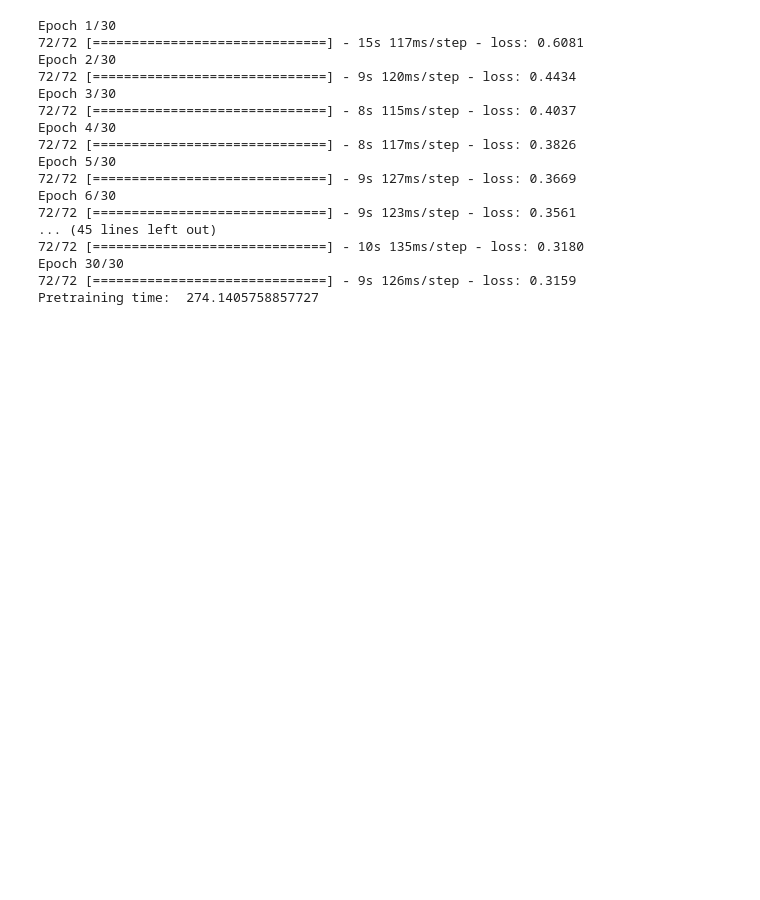
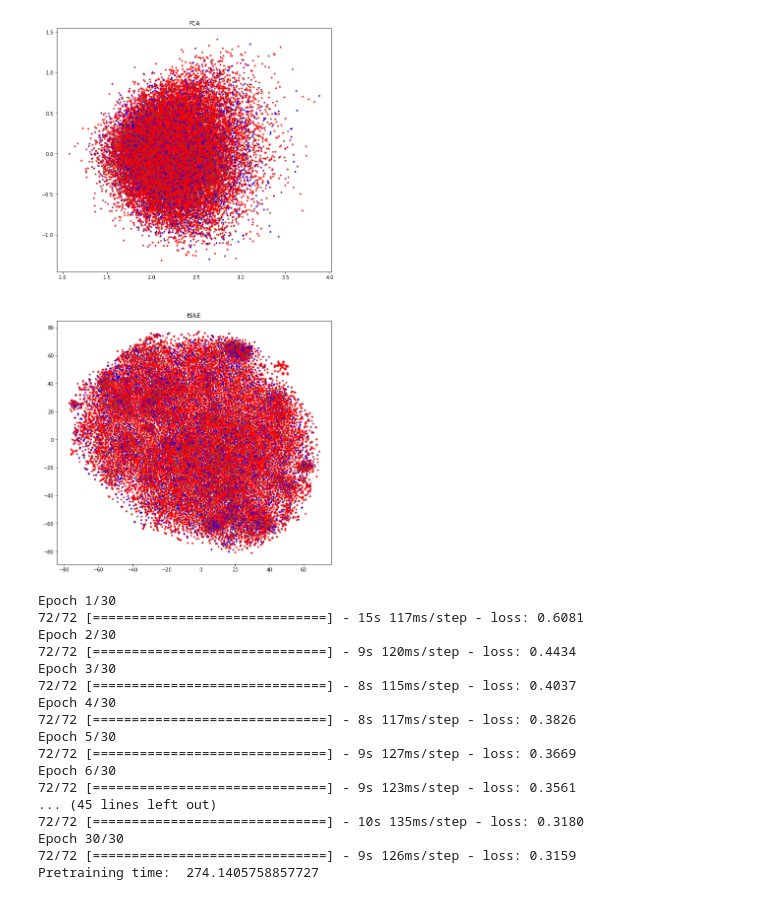
Before and after one commit to AsafAvr/Deep-Learning-Workshop, a Jupyter notebook: Clustering/lstm_experiments.ipynb, the cells around one changed output. Saved outputs shown, nothing was run; the diff lists cells and outputs as text; code cells hidden in the pictures; blank space fills up the shorter version.

```diff
--- a/Clustering/lstm_experiments.ipynb
+++ b/Clustering/lstm_experiments.ipynb
@@ -195,0 +225,6 @@ pf.plot_representatives([orig_vec,pred_vec])
+# %%
+latent = encoder.predict(X_train)
+latent = latent.reshape(latent.shape[0],latent.shape[1]*latent.shape[2])
+labs_by_type = le.fit_transform(types)
+plot_clustering(latent,labs_by_letter)
+# %% [output]
@@ -196,3 +232,4 @@ pf.plot_representatives([orig_vec,pred_vec])
+[figure, added]
 # %%
 autoencoder,encoder,decoder = temporal_autoencoder(input_dim,timesteps,n_filters,kernel_size,strides,pool_size,n_units)
 autoencoder.compile(optimizer=optimizer, loss=loss)
```
Also changed, not shown: parts of 13 cells of this notebook, 2 other files.
